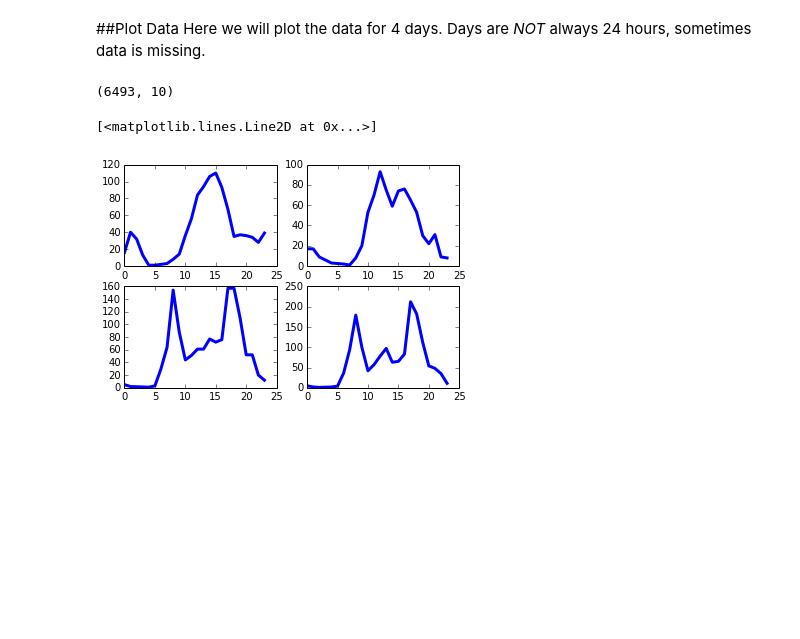
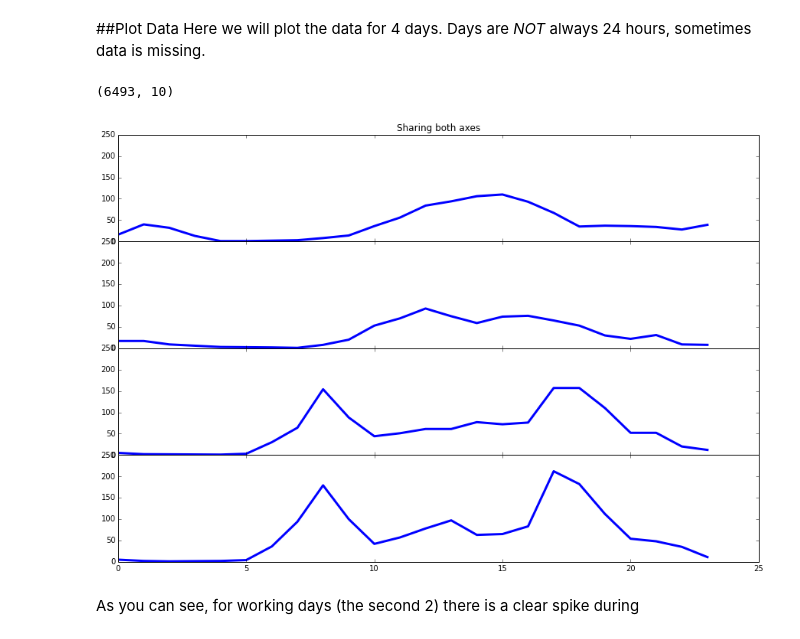
Before and after one commit to grahamannett/bike-kaggle, a Jupyter notebook: main.ipynb, the cells around one changed output. Drawn from its saved outputs; the diff is of its cells as text; code cells hidden in the pictures; blank space fills up the shorter version.

Commit message:
updated more with better plots

```diff
--- a/main.ipynb
+++ b/main.ipynb
@@ -57,29 +57,47 @@ Here we will plot the data for 4 days.  Days are _NOT_ always 24 hours, sometime
 # %%
 data = pd.read_csv('data/train.csv')
 test = pd.read_csv('data/test.csv')
 data = nicedata(data)
 test2 = nicedata(test)
 print(test.shape)
 #print(test.head(3))
 x=0
 day_1 = data[0:24]
 day_2 = data[24:47]
 day_3 = data[47:69]
 day_4 = data[69:92]
 # print(day_4)
-plt.rc('lines', linewidth=3.0)
-plt.subplot(2,2,1)
-plt.plot(day_1.time,day_1['count'])
-plt.subplot(2,2,2)
-plt.plot(day_2.time,day_2['count'])
-plt.subplot(2,2,3)
-plt.plot(day_3.time,day_3['count'])
-plt.subplot(2,2,4)
-plt.plot(day_4.time,day_4['count'])
+
+# 4 x 4 subplot
+# plt.rc('lines', linewidth=3.0)
+# plt.figure(num=None, figsize=(16, 10), dpi=100, facecolor='w', edgecolor='k')
+# # plt.subplot(2,2,1).set_title('day 1')
+# # plt.plot(day_1.time,day_1['count'])
+# # plt.subplot(2,2,2).set_title('day 2')
+# # plt.plot(day_2.time,day_2['count'])
+# # plt.subplot(2,2,3).set_title('day 3')
+# # plt.plot(day_3.time,day_3['count'])
+# # plt.subplot(2,2,4).set_title('day 4')
+# # plt.plot(day_4.time,day_4['count'])
+
+f, (ax1, ax2, ax3, ax4) = plt.subplots(4, sharex=True, sharey=True)
+ax1.plot(day_1.time,day_1['count'])
+ax1.set_title('Sharing both axes')
+ax2.plot(day_2.time,day_2['count'])
+ax3.plot(day_3.time,day_3['count'])
+ax4.plot(day_4.time,day_4['count'])
+f.subplots_adjust(hspace=0)
+f.set_size_inches(15,10)
+
+# Fine-tune figure; make subplots close to each other and hide x ticks for
+# all but bottom plot.
+
+# plt.setp([a.get_xticklabels() for a in f.axes[:-1]], visible=False)
 # %% [output]
 (6493, 10)
-[<matplotlib.lines.Line2D at 0x...>]
-[figure, old version]
+[figure, new version]
+# %% [markdown]
+As you can see, for working days (the second 2) there is a clear spike during
 # %%
 #plottign below
 toplot = data[['time','count']]
```
